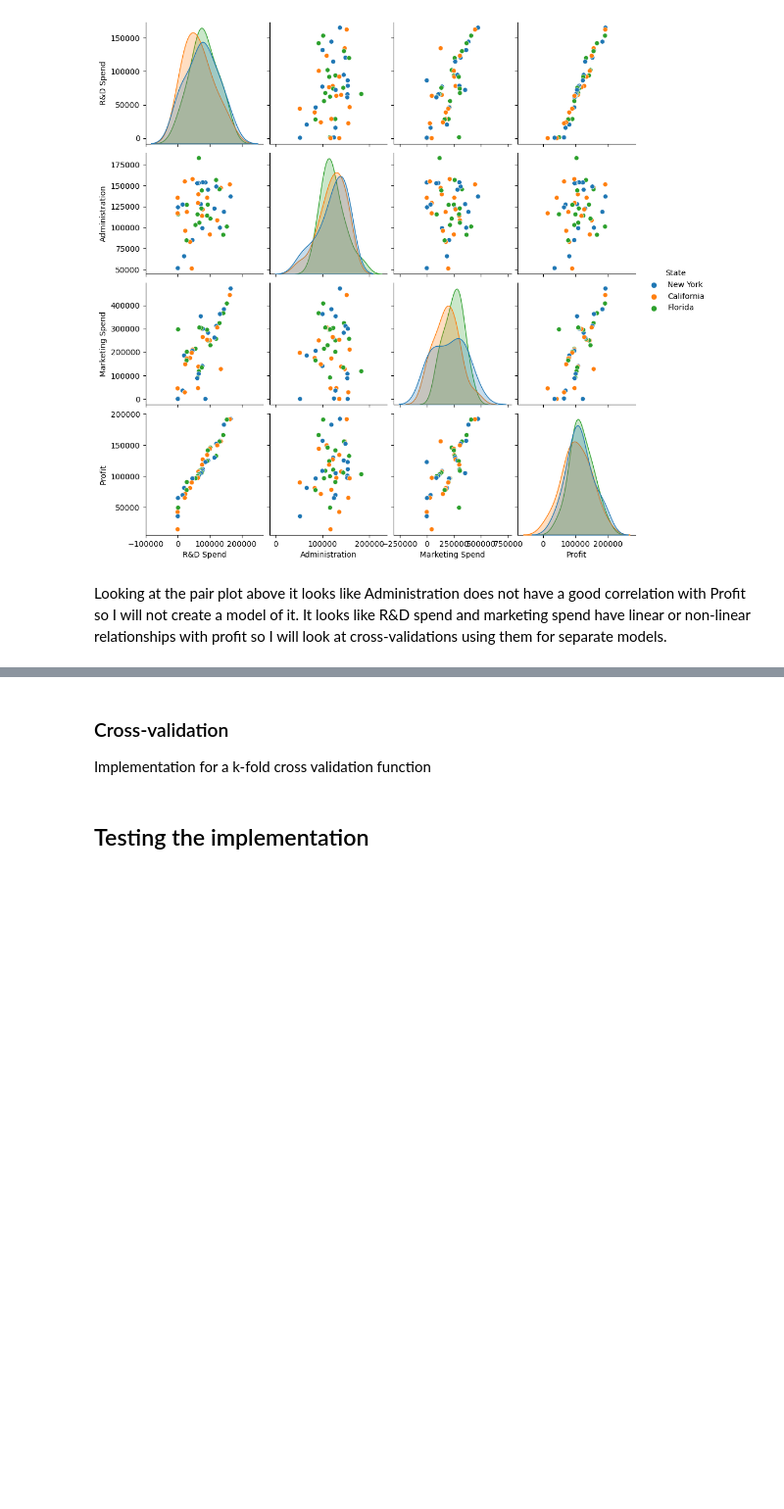
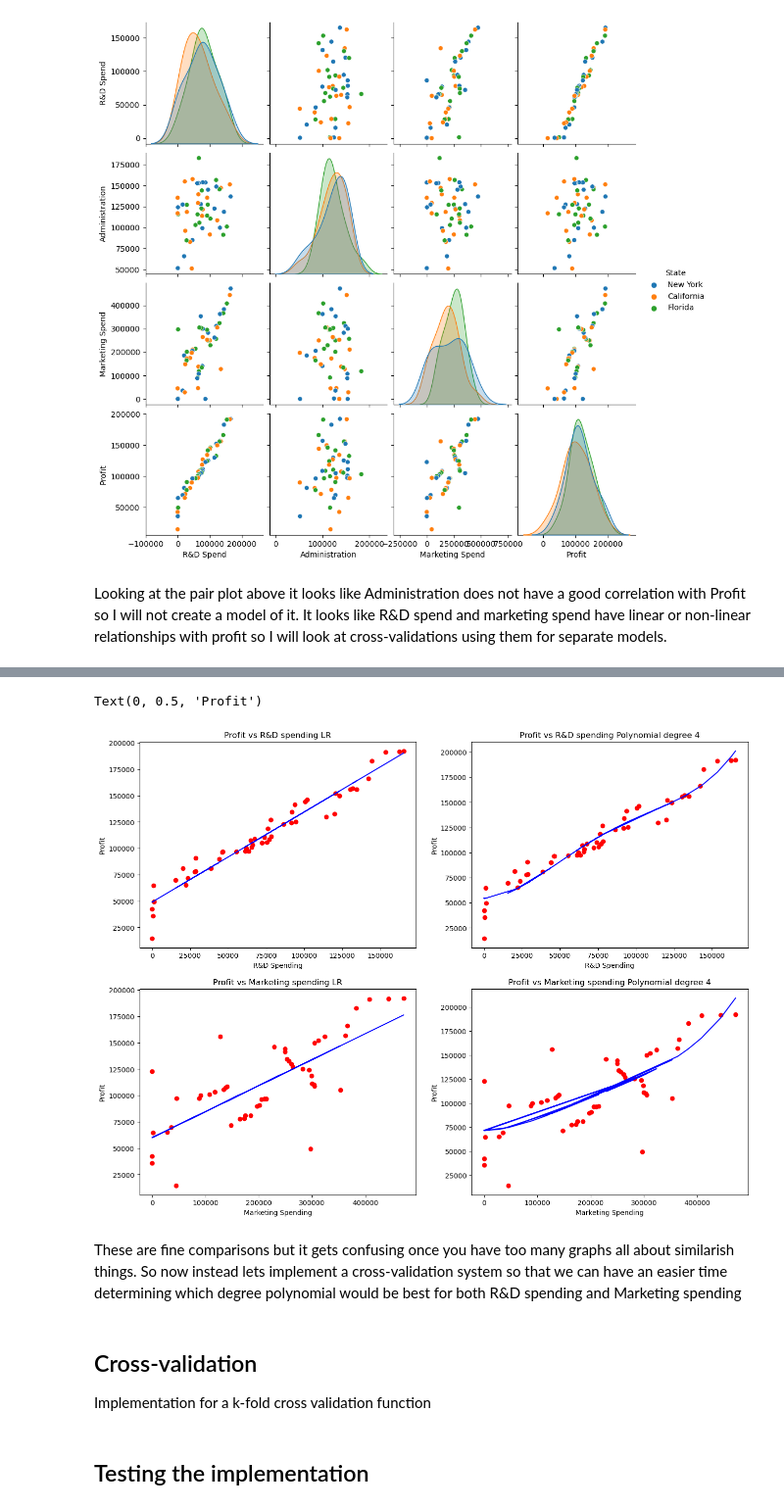
Before and after one commit to graemebeatie/cs4400_assignments, a Jupyter notebook: in_class_cross_validation.ipynb, the cells around one changed output, grey strips where cells are left out. Shown at 98% size. Drawn from its saved outputs; the diff is of its cells as text; code cells hidden in the pictures; blank space fills up the shorter version.

```diff
--- a/in_class_cross_validation.ipynb
+++ b/in_class_cross_validation.ipynb
@@ -83,5 +47,65 @@ R^2 value of polynomial model: 0.934
+# %%
+# visualising the linear regression model
+X1 = transformed_df[['remainder__R&D Spend']]
+y = transformed_df[['remainder__Profit']]
+
+X2 = transformed_df[['remainder__Marketing Spend']]
+
+lin_reg = LinearRegression()
+lin_reg.fit(X1,y)
+
+lin_reg1 = LinearRegression()
+lin_reg1.fit(X2,y)
+
+
+# visualising polynomial regression
+
+# For R&D
+poly_reg = PolynomialFeatures(degree=4)
+X_poly1 = poly_reg.fit_transform(X1)
+lin_reg2 = LinearRegression()
+lin_reg2.fit(X_poly1,y)
+
+# For marketing spending
+X_poly2 = poly_reg.fit_transform(X2)
+lin_reg3 = LinearRegression()
+lin_reg3.fit(X_poly2,y)
+
+fig, axes = plt.subplots(2,2)
+fig.set_size_inches(16,12)
+
+
+# use either pow(num, exp) or ** for exponents
+axes[0,0].scatter(X1,y, color='r') # top left plot
+axes[0,0].plot(X1, lin_reg.predict(X1),color='blue')
+axes[0,0].set_title("Profit vs R&D spending LR")
+axes[0,0].set_xlabel("R&D Spending")
+axes[0,0].set_ylabel("Profit")
+
+axes[0,1].scatter(X1,y, color='r') # top right plot
+axes[0,1].plot(X1, lin_reg2.predict(poly_reg.fit_transform(X1)),color='blue') # top right plot
+axes[0,1].set_title("Profit vs R&D spending Polynomial degree 4")
+axes[0,1].set_xlabel("R&D Spending")
+axes[0,1].set_ylabel("Profit")
+
+axes[1,0].scatter(X2, y, color='r') # bottom left
+axes[1,0].plot(X2, lin_reg1.predict(X2),color='blue')
+axes[1,0].set_title("Profit vs Marketing spending LR")
+axes[1,0].set_xlabel("Marketing Spending")
+axes[1,0].set_ylabel("Profit")
+
+axes[1,1].scatter(X2, y, color='r') # bottom left
+axes[1,1].plot(X2, lin_reg3.predict(poly_reg.fit_transform(X2)),color='blue') # bottom right plot
+axes[1,1].set_title("Profit vs Marketing spending Polynomial degree 4")
+axes[1,1].set_xlabel("Marketing Spending")
+axes[1,1].set_ylabel("Profit")
+# %% [output]
+Text(0, 0.5, 'Profit')
+[figure, added]
+# %% [markdown]
+These are fine comparisons but it gets confusing once you have too many graphs all about similarish things. So now instead lets implement a cross-validation system so that we can have an easier time determining which degree polynomial would be best for both R&D spending and Marketing spending
 # %% [markdown]
-### Cross-validation
+## Cross-validation
 
 Implementation for a k-fold cross validation function
 # %%
```
Also changed, not shown: parts of 9 cells of this notebook.
